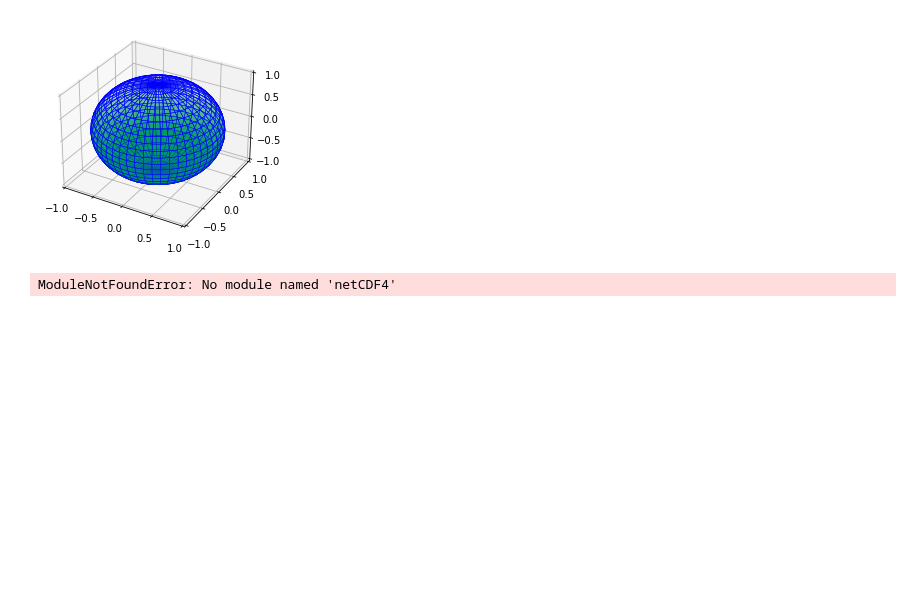
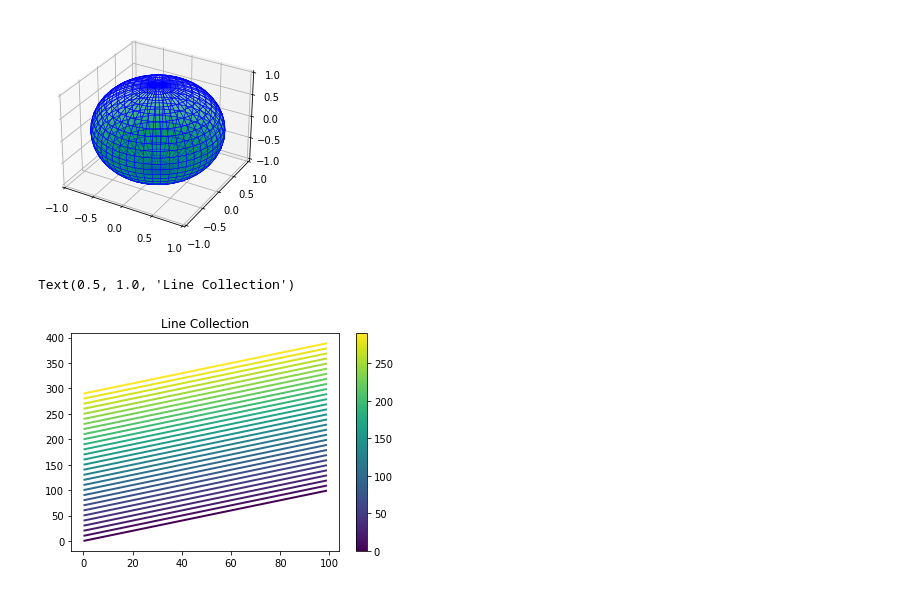
Before and after one commit to johnypark/Essential-Math-for-ML, a Jupyter notebook: Chap1-Linear-Regression/Logistic regression.ipynb, the cells around one changed output. Drawn from its saved outputs; the diff is of its cells as text; code cells hidden in the pictures; blank space fills up the shorter version.

```diff
--- a/Chap1-Linear-Regression/Logistic regression.ipynb
+++ b/Chap1-Linear-Regression/Logistic regression.ipynb
@@ -252,36 +256,35 @@ plt.show()
 # %% [output]
 NotImplementedError: Axes3D currently only supports the aspect argument 'auto'. You passed in 'equal'.
 [figure]
-# %%
-from netCDF4 import Dataset as NetCDFFile
-import matplotlib.pyplot as plt
-import numpy as np
-from mpl_toolkits.basemap import Basemap
-nc = NetCDFFile('C:/myfile1.nc')
-nc1 = NetCDFFile('C:/myfile2.nc')
-lat = nc.variables['lat'][:]
-lon = nc.variables['lon'][:]
-time = nc.variables['time'][:]
-uwnd = nc.variables['uwnd'][:]
-vwnd = nc1.variables['vwnd'][:]
-map = Basemap(llcrnrlon=180.,llcrnrlat=0.,urcrnrlon=340.,urcrnrlat=80.)
-lons,lats = np.meshgrid(lon,lat)
-x,y = map(lons,lats)
-speed = np.sqrt(uwnd*uwnd+vwnd*vwnd)
-#speed = np.ma.masked_where(speed < 0.4, speed)
-#cmap = plt.cm.jet
-#cmap.set_bad(color='white')
-levels = np.arange(0.0,3.0,0.1)
-ticks = np.arange(0.0,3.0,0.2)
-cs = map.contourf(x,y,speed[0],levels, cmap='jet')
-vw = plt.quiver(x,y,speed)
-cbar = plt.colorbar(cs, orientation='horizontal', cmap='jet', spacing='proportional',ticks=ticks)
-cbar.set_label('850 mb Vector Wind Anomalies (m/s)')
-map.drawcoastlines()
-map.drawparallels(np.arange(20,80,20),labels=[1,1,0,0], linewidth=0.5)
-map.drawmeridians(np.arange(200,340,20),labels=[0,0,0,1], linewidth=0.5)
-#plt.show()
-plt.savefig('phase8_850wind_anom.png',dpi=600)
-#https://stackoverflow.com/questions/49367144/modify-matplotlib-colormap
-# %% [output]
-ModuleNotFoundError: No module named 'netCDF4'
+# %%
+from matplotlib.collections import LineCollection
+
+def multiline(xs,ys,c,ax=None,**kwargs):
+    ax=plt.gca() if ax is None else ax
+    segments = [np.column_stack([x,y]) for x,y in zip(xs, ys)]
+    lc = LineCollection(segments, **kwargs)
+    lc.set_array(np.asarray(c))
+    ax.add_collection(lc)
+    ax.autoscale()
+    return lc
+
+
+n_lines=30
+x=np.arange(100)
+
+yint=np.arange(0,n_lines*10,10)
+ys=np.array([x+b for b in yint])
+xs=np.array([x for i in range(n_lines)])
+
+colors=np.arange(n_lines)
+
+fig, ax = plt.subplots()
+lc=multiline(xs,ys,yint, cmap='viridis', lw=2)
+
+axcb=fig.colorbar(lc)
+#axcb.set_label()
+ax.set_title('Line Collection')
+#https://stackoverflow.com/questions/49367144/modify-matplotlib-colormap
+# %% [output]
+Text(0.5, 1.0, 'Line Collection')
+[figure, added]
```
Also changed, not shown: parts of 8 cells of this notebook.
